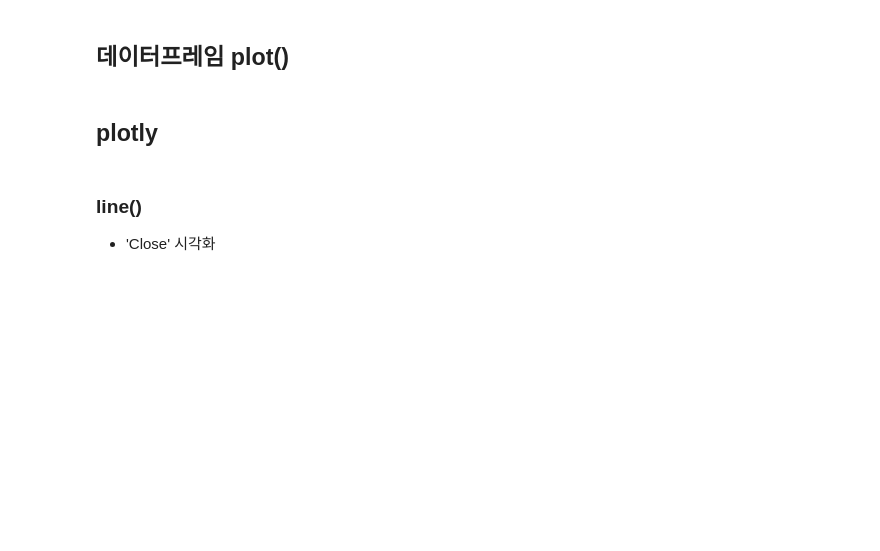
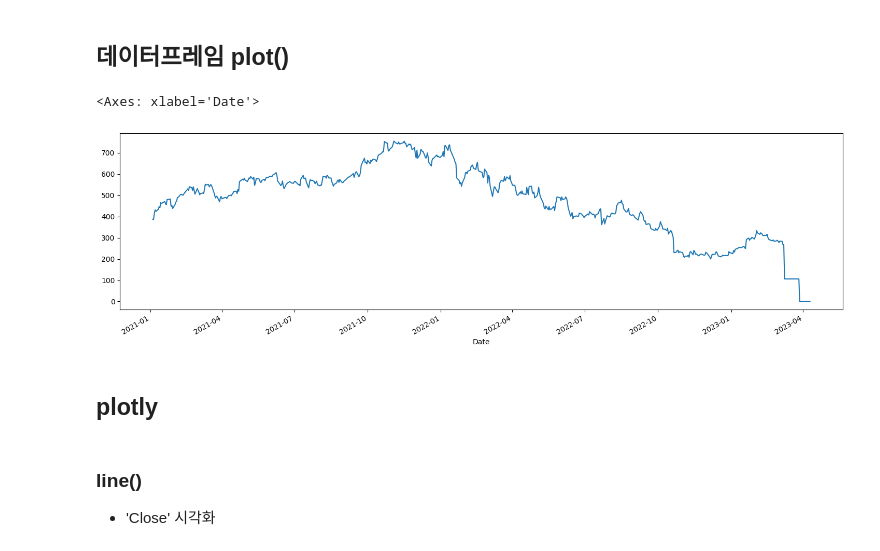
Before and after one commit to zzhining/stock_market_analysis, a Jupyter notebook: 3주차/뱅크런이_올_것인가.ipynb, the cells around one changed output. Saved outputs shown, nothing was run; the diff lists cells and outputs as text; code cells hidden in the pictures; blank space fills up the shorter version.

```diff
--- a/3주차/뱅크런이_올_것인가.ipynb
+++ b/3주차/뱅크런이_올_것인가.ipynb
@@ -17,5 +37,5 @@ import yfinance as yfin
 
 yfin.pdr_override()
 
-df = data.get_data_yahoo('코드를 입력하세요')
+df = data.get_data_yahoo('SIVB', start = '2021-01-01')
 df.tail()
@@ -26,3 +53,8 @@ df.tail()
+# %%
+df['Close'].plot(figsize = (18, 5))
+# %% [output]
+<Axes: xlabel='Date'>
+[figure, added]
 # %% [markdown]
 ## plotly
 # %% [markdown]
```
Also changed, not shown: parts of 17 cells of this notebook.
